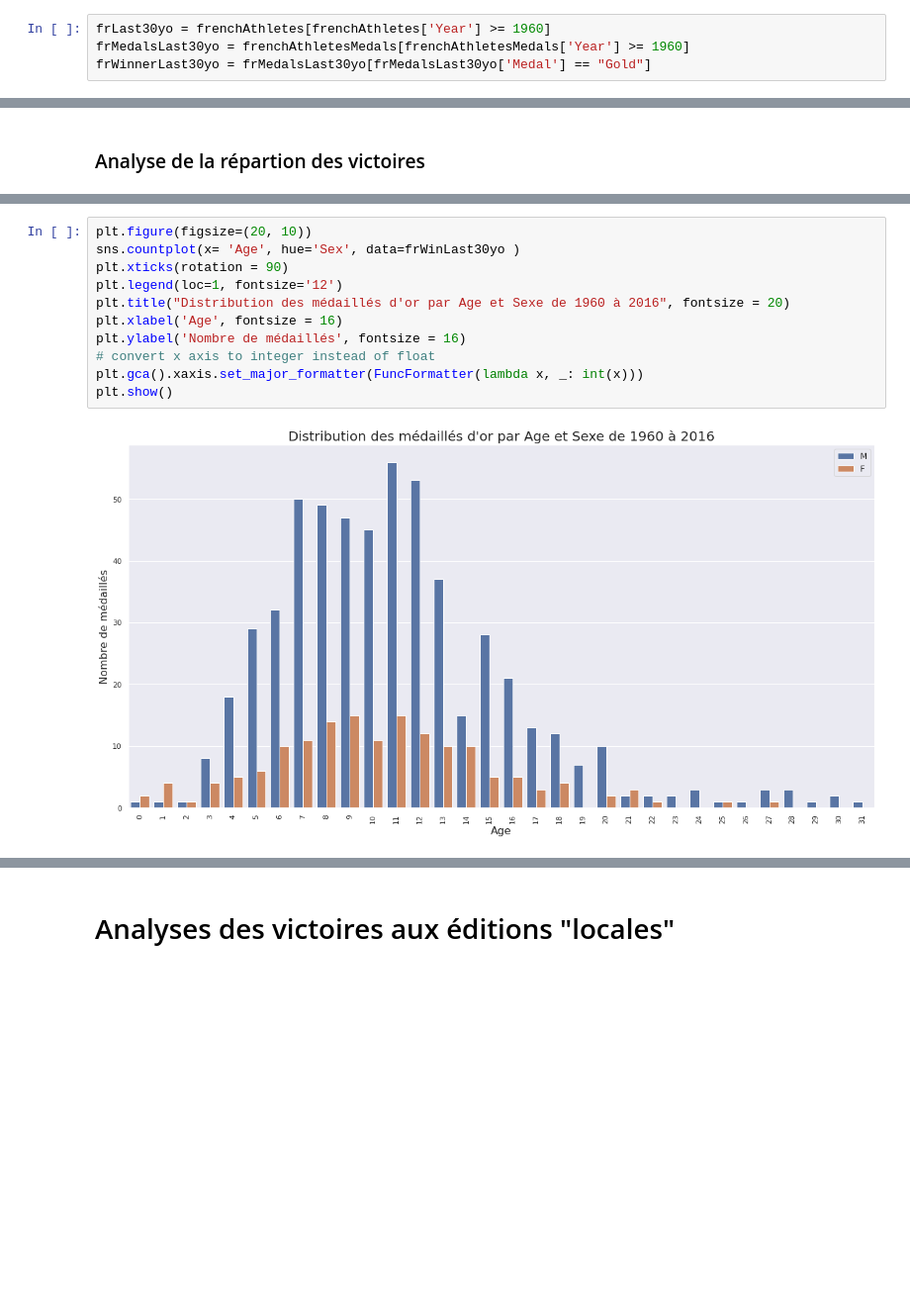
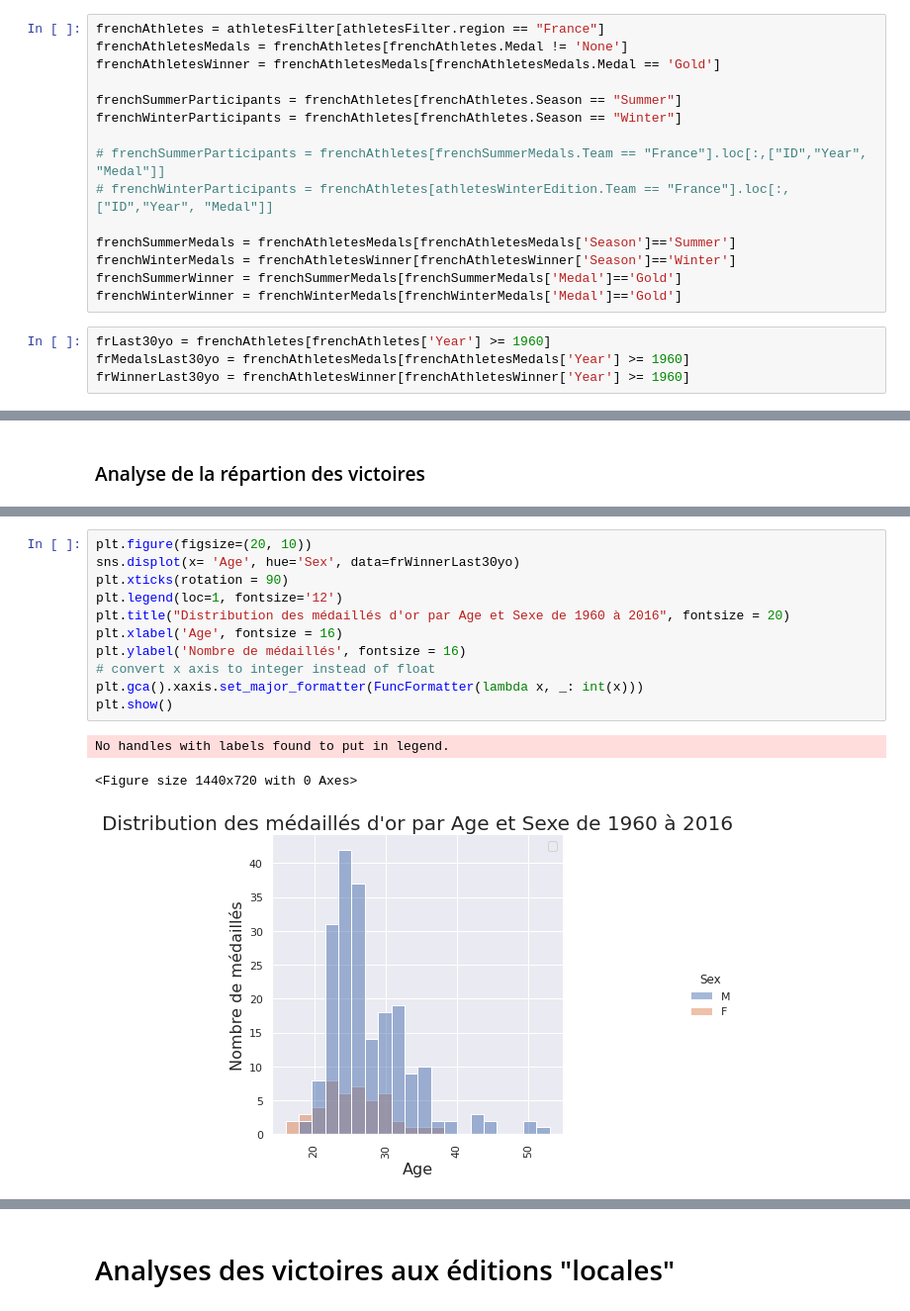
Before and after one commit to tekebim/python-render-session, a Jupyter notebook: Analyse_Olympics_Game.ipynb, the cells around one changed output, grey strips where cells are left out. Shown at 99% size. Drawn from its saved outputs; the diff is of its cells as text; blank space fills up the shorter version.

Commit message:
:hammer: refactoring some datas on notebook

```diff
--- a/Analyse_Olympics_Game.ipynb
+++ b/Analyse_Olympics_Game.ipynb
@@ -413,10 +423,25 @@ array(['Denmark', 'Finland', 'Norway', 'Netherlands', 'France', 'Italy',
        'Barbados', 'Tonga'], dtype=object)
 # %% [markdown]
 # Analyse des médailles pour la France
+# %%
+frenchAthletes = athletesFilter[athletesFilter.region == "France"]
+frenchAthletesMedals = frenchAthletes[frenchAthletes.Medal != 'None']
+frenchAthletesWinner = frenchAthletesMedals[frenchAthletesMedals.Medal == 'Gold']
+
+frenchSummerParticipants = frenchAthletes[frenchAthletes.Season == "Summer"]
+frenchWinterParticipants = frenchAthletes[frenchAthletes.Season == "Winter"]
+
+# frenchSummerParticipants = frenchAthletes[frenchSummerMedals.Team == "France"].loc[:,["ID","Year", "Medal"]]
+# frenchWinterParticipants = frenchAthletes[athletesWinterEdition.Team == "France"].loc[:,["ID","Year", "Medal"]]
+
+frenchSummerMedals = frenchAthletesMedals[frenchAthletesMedals['Season']=='Summer']
+frenchWinterMedals = frenchAthletesWinner[frenchAthletesWinner['Season']=='Winter']
+frenchSummerWinner = frenchSummerMedals[frenchSummerMedals['Medal']=='Gold']
+frenchWinterWinner = frenchWinterMedals[frenchWinterMedals['Medal']=='Gold']
 # %%
 frLast30yo = frenchAthletes[frenchAthletes['Year'] >= 1960]
 frMedalsLast30yo = frenchAthletesMedals[frenchAthletesMedals['Year'] >= 1960]
-frWinnerLast30yo = frMedalsLast30yo[frMedalsLast30yo['Medal'] == "Gold"]
+frWinnerLast30yo = frenchAthletesWinner[frenchAthletesWinner['Year'] >= 1960]
 # %%
 plt.figure(figsize=(20, 10))
 sns.countplot(x= 'Sport', hue='Sex', data=frLast30yo)
@@ -605,13 +743,15 @@ frWinLast30yo = frenchSummerMedals[frenchSummerMedals['Year'] >= 1960]
 # %%
 plt.figure(figsize=(20, 10))
-sns.countplot(x= 'Age', hue='Sex', data=frWinLast30yo )
+sns.displot(x= 'Age', hue='Sex', data=frWinnerLast30yo)
 plt.xticks(rotation = 90)
 plt.legend(loc=1, fontsize='12')
 plt.title("Distribution des médaillés d'or par Age et Sexe de 1960 à 2016", fontsize = 20)
 plt.xlabel('Age', fontsize = 16)
 plt.ylabel('Nombre de médaillés', fontsize = 16)
 # convert x axis to integer instead of float
 plt.gca().xaxis.set_major_formatter(FuncFormatter(lambda x, _: int(x)))
 plt.show()
 # %% [output]
+No handles with labels found to put in legend.
+<Figure size 1440x720 with 0 Axes>
-[figure, old version]
+[figure, new version]
```
Also changed, not shown: parts of 38 cells of this notebook.
